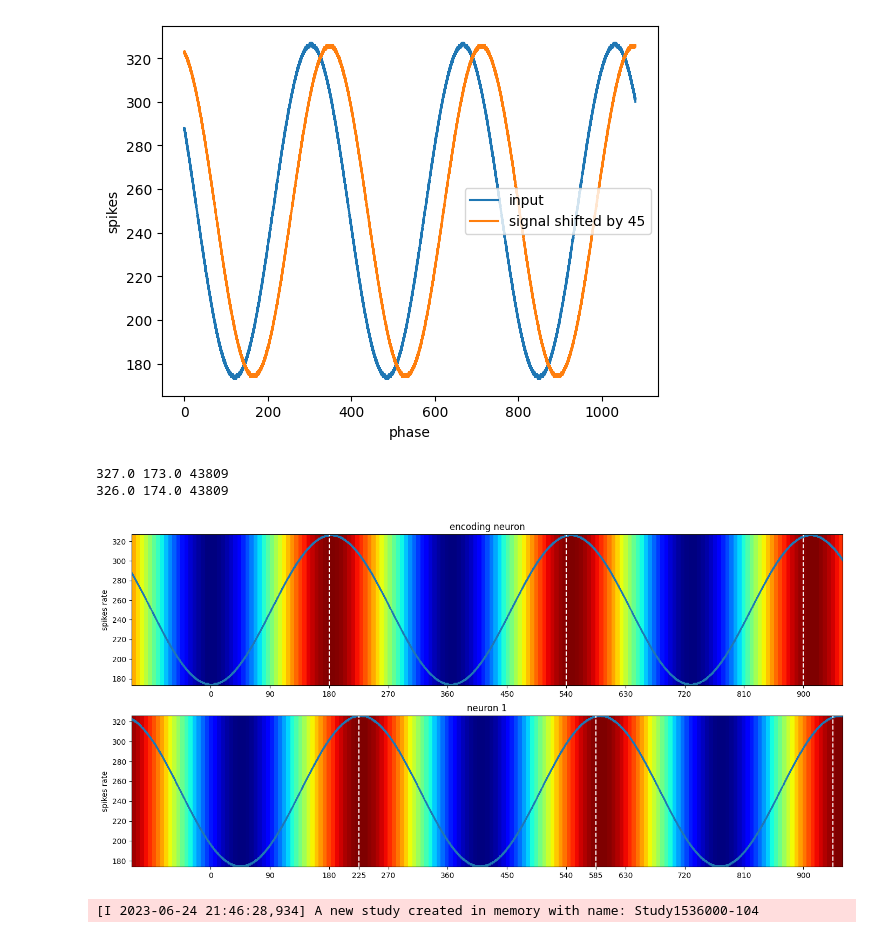
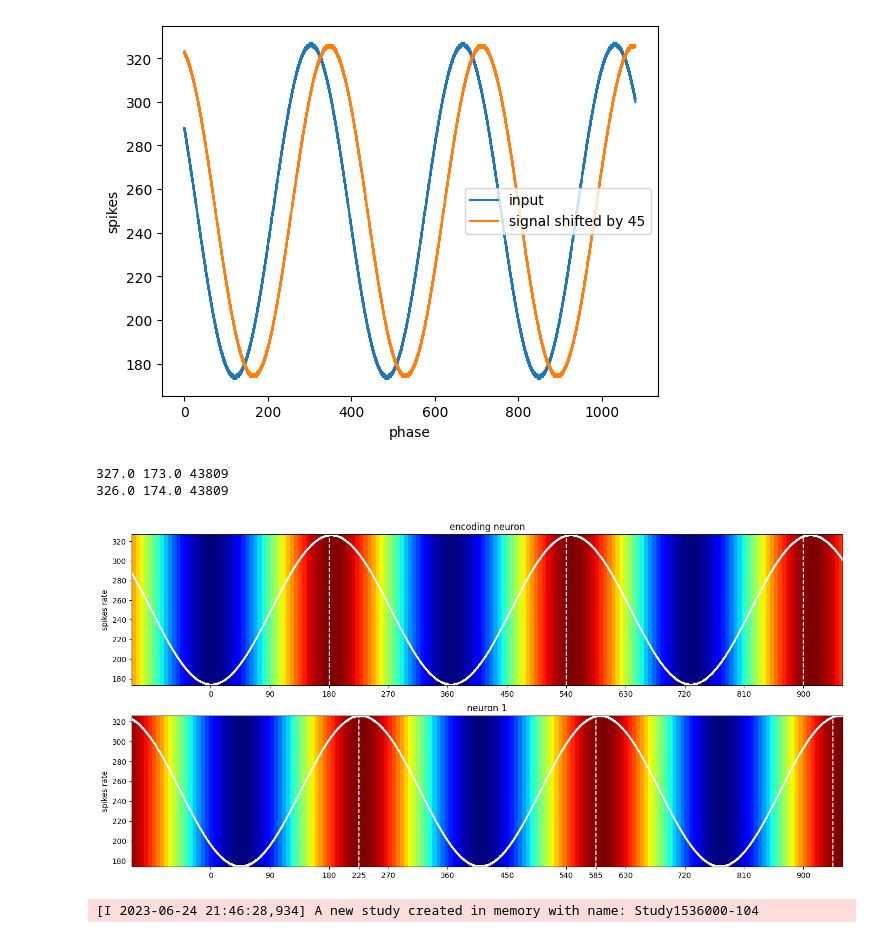
Before and after one commit to yakir4123/SNN-SCTN, a Jupyter notebook: notebooks/optuna_look_4_phase_shift.ipynb, the cells around one changed output. Cells and saved outputs as stored; diff of their text form; code cells hidden in the pictures.

```diff
--- a/notebooks/optuna_look_4_phase_shift.ipynb
+++ b/notebooks/optuna_look_4_phase_shift.ipynb
@@ -539,35 +539,35 @@ for i in [0, 1]:
     ax = axs[i]
     if i == 0:
         ax.set_title(f'encoding neuron')
     else:
         ax.set_title(f'neuron {i}')
     pivot = 120
     im = ax.imshow(pdm, aspect='auto',
                cmap='jet', origin='lower',
                extent=[0-pivot, 360*cycles-pivot, min_spikes, max_spikes],
                )
-    ax.plot(np.linspace(0-pivot, 360*cycles-pivot, len(y_spikes)), y_spikes)
+    ax.plot(np.linspace(0-pivot, 360*cycles-pivot, len(y_spikes)), y_spikes, color='w')
     if i == 0:
         for j in range(0, 3):
             peak = sum(phase_shift[:i+1]) + j*360
             ax.vlines(peak, min_spikes, max_spikes, color='w', linestyle='--')
         ax.set_xticks([0, 90, 180, 270, 360, 450, 540, 630, 720, 810, 900])
     else:
         for j in range(0, 3):
             peak = sum(phase_shift[:i+1]) + j*360
             ax.vlines(peak, min_spikes, max_spikes, color='w', linestyle='--')
         ax.set_xticks([0, 90, 180, 225, 270, 360, 450, 540, 585, 630, 720, 810, 900])
     ax.set_ylabel('spikes rate')
     # peak = np.linspace(0-pivot, 360*cycles-pivot, len(y_spikes))[np.argmax(y_spikes)]
     # print(peak)
     if i == 4:
         ax.set_xlabel('phase axis')
 
 plt.show()
 # %% [output]
 327.0 173.0 43809
 326.0 174.0 43809
-[figure, old version]
+[figure, new version]
 # %%
 from snn.resonator import lp_by_lf, freq_of_resonator
 
```
Also changed, not shown: 3 other files.
